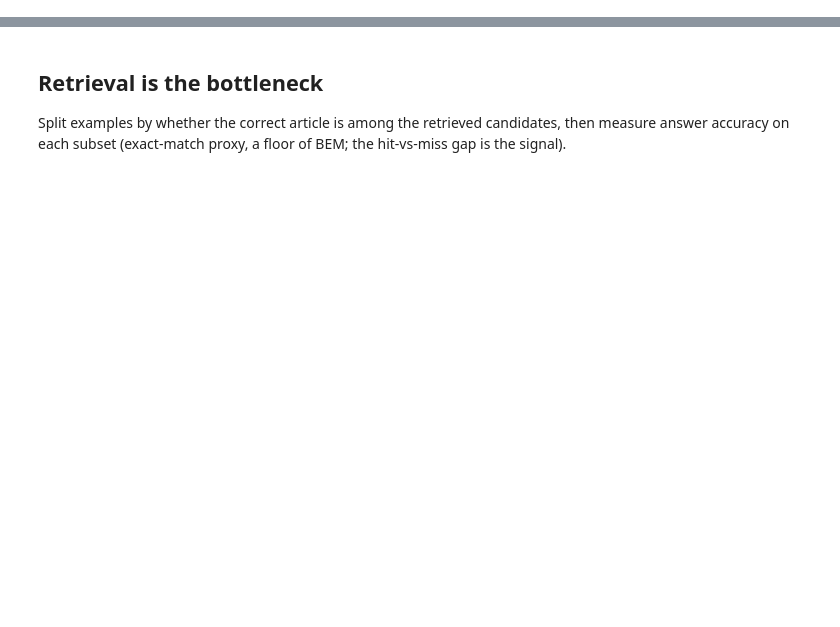
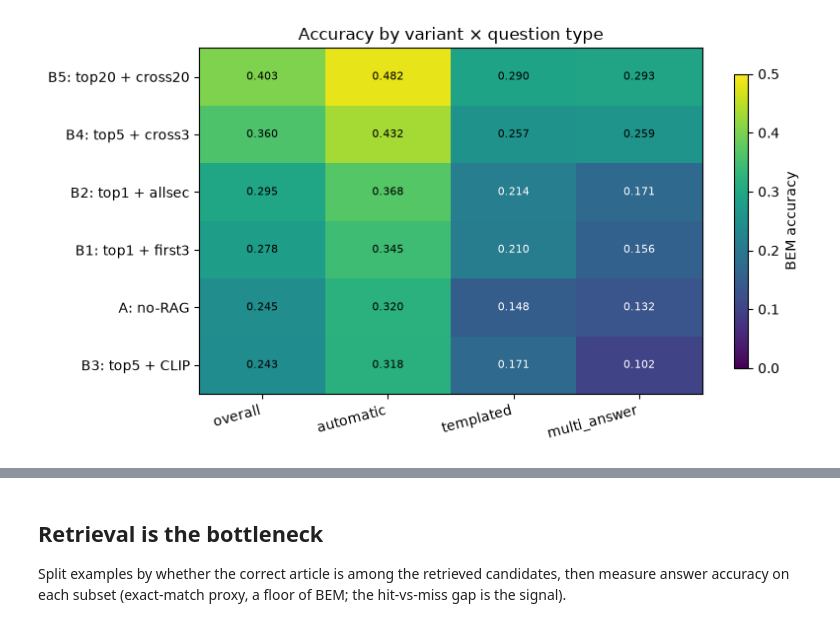
Before and after one commit to isabella-capp/Multimodal-Agentic-RAG-System, a Jupyter notebook: notebooks/strategies/baseline_B.ipynb, the cells around one changed output, grey strips where cells are left out. Saved outputs shown, nothing was run; the diff lists cells and outputs as text; code cells hidden in the pictures; blank space fills up the shorter version.

```diff
--- a/notebooks/strategies/baseline_B.ipynb
+++ b/notebooks/strategies/baseline_B.ipynb
@@ -73,0 +69,23 @@ plt.xticks(list(x), types); plt.ylabel('accuracy'); plt.legend(); plt.title('Per
+# %%
+# Heatmap: every variant × question type (+ overall). No legend — colour + annotations,
+# so it stays readable no matter how many variants we compare.
+import numpy as np
+types = ['automatic', 'templated', 'multi_answer']
+cols = ['overall'] + types
+order = sorted(rows, key=lambda r: r[2], reverse=True)
+labels = [r[0] for r in order]
+arr = np.array([[ov] + [byt.get(t, 0) for t in types] for _, _, ov, byt in order])
+
+fig, ax = plt.subplots(figsize=(1.3 * len(cols) + 3, 0.5 * len(labels) + 1.5))
+im = ax.imshow(arr, cmap='viridis', aspect='auto', vmin=0, vmax=max(0.5, arr.max()))
+ax.set_xticks(range(len(cols))); ax.set_xticklabels(cols, rotation=15, ha='right')
+ax.set_yticks(range(len(labels))); ax.set_yticklabels(labels)
+thr = 0.5 * arr.max()
+for i in range(len(labels)):
+    for j in range(len(cols)):
+        ax.text(j, i, '%.3f' % arr[i, j], ha='center', va='center',
+                color='white' if arr[i, j] < thr else 'black', fontsize=8)
+fig.colorbar(im, ax=ax, label='BEM accuracy', shrink=0.85)
+ax.set_title('Accuracy by variant × question type'); fig.tight_layout(); plt.show()
+# %% [output]
+[figure, added]
```
Also changed, not shown: parts of 13 cells of this notebook, 4 other files.
